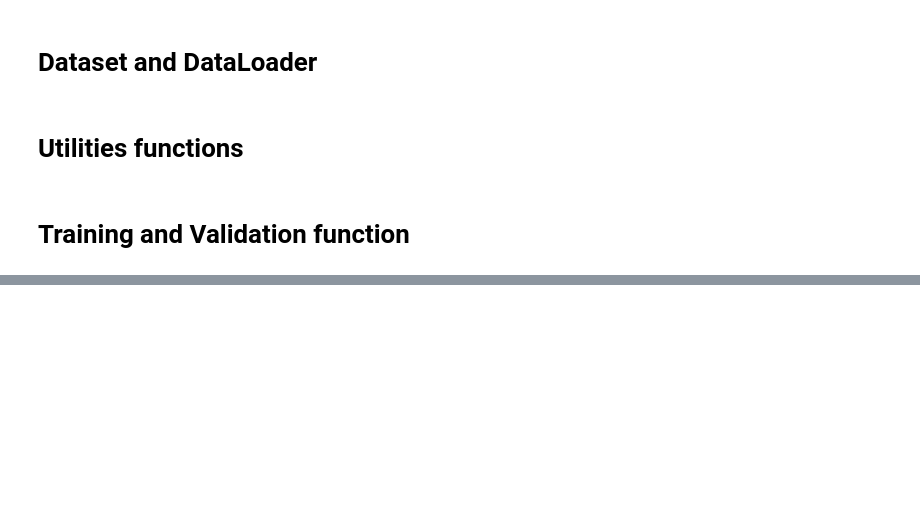
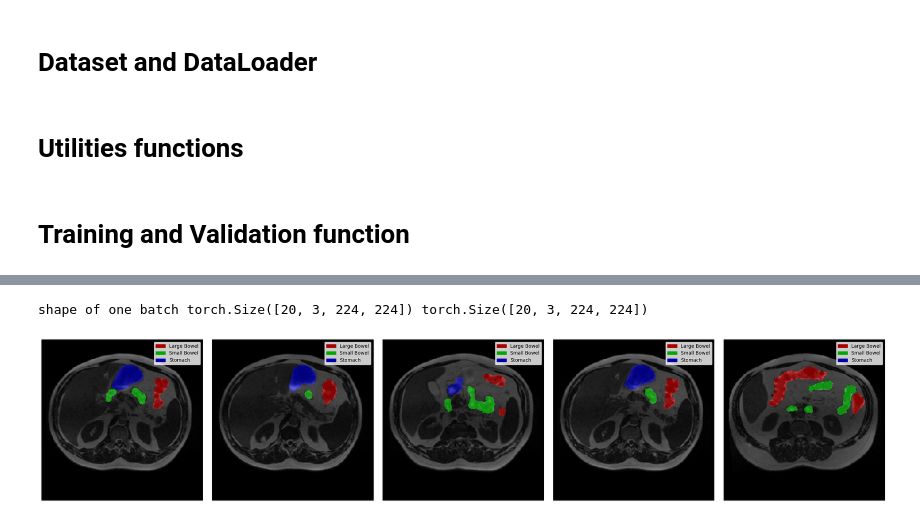
Before and after one commit to skj092/GI-Tract-Image-Segmentation, a Jupyter notebook: Untitled86.ipynb, the cells around one changed output, grey strips where cells are left out. Cells and saved outputs as stored; diff of their text form; code cells hidden in the pictures; blank space fills up the shorter version.

```diff
--- a/Untitled86.ipynb
+++ b/Untitled86.ipynb
@@ -93,14 +96,16 @@ from matplotlib.patches import Rectangle
 
 class CFG:
     img_size = [224, 224]
-    train_bs = 32
-    valid_bs = 32
+    train_bs = 16
+    valid_bs = 16
     lr = 1e-3
     device = 'cuda' if torch.cuda.is_available() else 'cpu'
     n_fold = 5
     seed = 101
     backbone = "efficientnet-b1"
     n_class=3
+    model_name = "Unet"
+    comment = 'unet-efficientnet_b1-224x224-aug2-split2'
 
 def set_seed(seed = 42):
     '''Sets the seed of the entire notebook so results are the same every time we run.
@@ -169,7 +174,7 @@ def plot_batch(imgs, msks, size=3):
 # %%
 import torch
 from tqdm import tqdm
-# from utils import CFG
+from utils import CFG
 from torch import nn
 
 
@@ -199,11 +204,12 @@ def train_one_epoch(train_loader, model, loss_fn, optimizer, device):
         optimizer.step()
 
         running_loss += loss.item()
-        mem = torch.cuda.memory_reserved() / 1E9 if torch.cuda.is_available() else 0
-        pbar.set_postfix(train_loss= f'{loss.item():.3f}', gpu_memory=f'{mem:0.2f} GB')
+        avg_loss_so_far = running_loss / (idx + 1)
+        pbar.set_postfix(loss=f'{loss.item():.3f}', avg_loss=f'{avg_loss_so_far:.3f}')
     epoch_loss = running_loss/len(train_loader)
     return epoch_loss
 
+@torch.no_grad
 def valid_one_epoch(data_loader, model, loss_fn,device):
     model.eval()
     running_loss = 0
@@ -220,15 +226,15 @@ def valid_one_epoch(data_loader, model, loss_fn,device):
         running_dice += dice_coef(yb, logit)
 
         running_loss += loss.item()
-        mem = torch.cuda.memory_reserved() / 1E9 if torch.cuda.is_available() else 0
-        pbar.set_postfix(valid_loss= f'{loss.item():.3f}', gpu_memory=f'{mem:0.2f} GB')
+        avg_loss_so_far = running_loss / (idx + 1)
+        pbar.set_postfix(loss=f'{loss.item():.3f}', avg_loss=f'{avg_loss_so_far:.3f}')
     epoch_loss = running_loss/len(data_loader)
     epoch_dice = running_dice / len(data_loader)
     return epoch_loss, epoch_dice
 # %%
 # !pip install -qq segmentation_models_pytorch
 # %%
-def run_training(model, optimizer, device, num_epoch)
+def run_training(model, optimizer, device, num_epoch):
     tik = time.time()
     for epoch in range(num_epoch):
         train_loss = train_one_epoch(train_loader, model, loss_fn, optimizer, device)
@@ -273,7 +279,7 @@ if __name__ == "__main__":
     # log experiment using wandb
     try:
         from google.colab import userdata
-        api_key = userdata.get('secretName')
+        api_key = userdata.get('wandb')
         anonymous = None
     except:
         anonymous = "must"
@@ -340,0 +360,6 @@ shape of one batch torch.Size([32, 3, 224, 224]) torch.Size([32, 3, 224, 224])
+# %%
+train_loader, valid_loader = prepare_loaders(df, fold, data_transforms, CFG, debug=True)
+imgs, msks = next(iter(train_loader))
+print("shape of one batch", imgs.size(), msks.size())
+plot_batch(imgs, msks, 5)
+# %% [output]
@@ -340,0 +371,2 @@ shape of one batch torch.Size([32, 3, 224, 224]) torch.Size([32, 3, 224, 224])
+shape of one batch torch.Size([20, 3, 224, 224]) torch.Size([20, 3, 224, 224])
+[figure, added]
```
Also changed, not shown: parts of 7 cells of this notebook.
